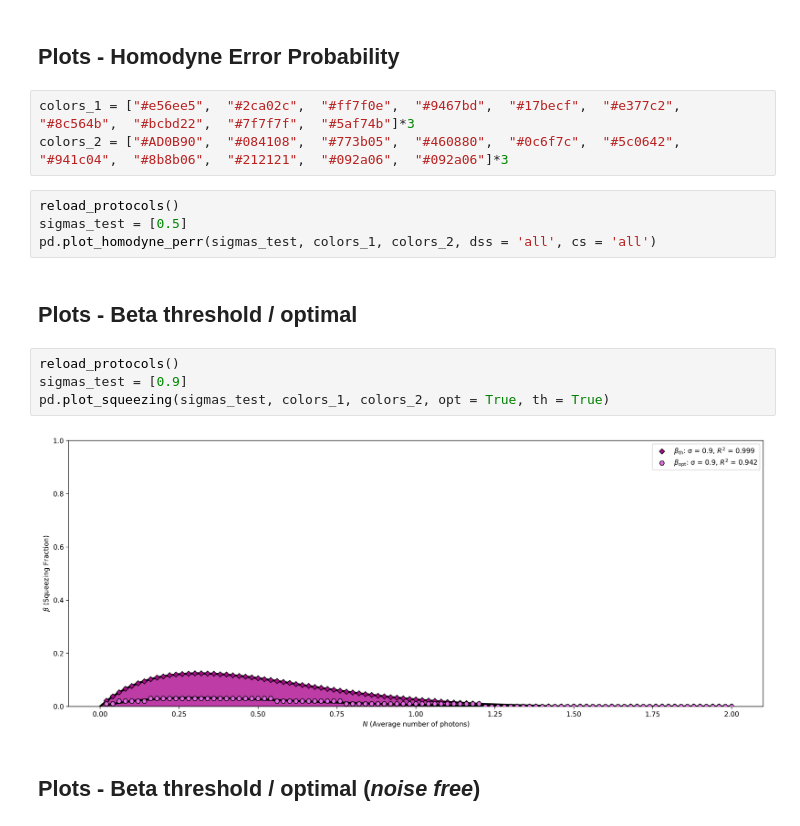
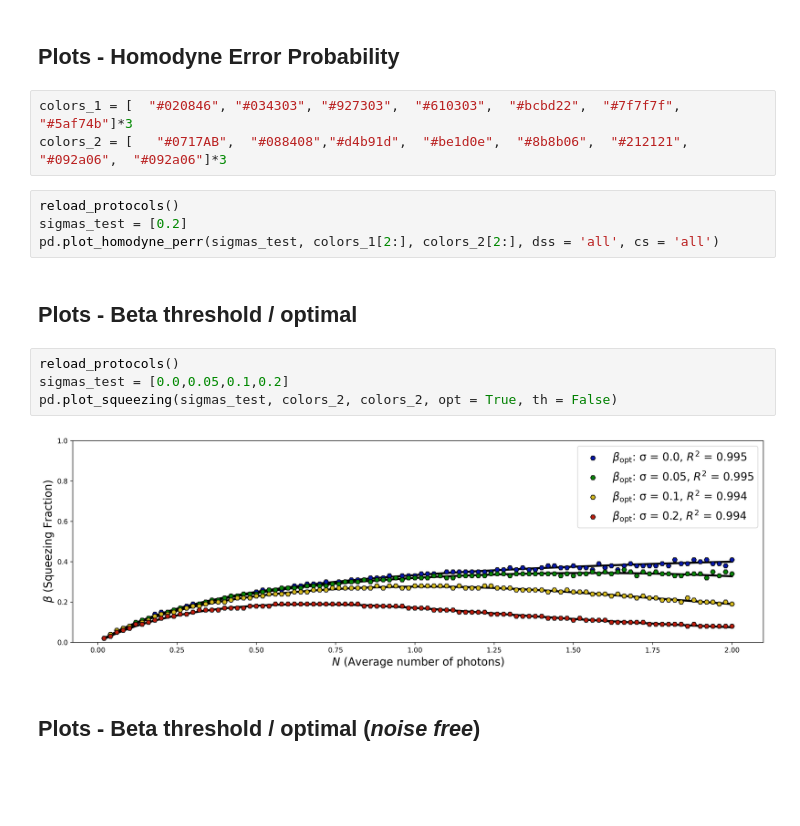
Before and after one commit to KPourgourides/Quantum-Communications-Internship-IRIDA-, a Jupyter notebook: testing_phase_diff.ipynb, the cells around one changed output. Cells and saved outputs as stored; diff of their text form; blank space fills up the shorter version.

Commit message:
modified graphs

```diff
--- a/testing_phase_diff.ipynb
+++ b/testing_phase_diff.ipynb
@@ -49,20 +49,20 @@ Progress: 101/101
 # %% [markdown]
 ## **Plots** - Homodyne Error Probability
 # %%
-colors_1 = ["#e56ee5",  "#2ca02c",  "#ff7f0e",  "#9467bd",  "#17becf",  "#e377c2",  "#8c564b",  "#bcbd22",  "#7f7f7f",  "#5af74b"]*3
-colors_2 = ["#AD0B90",  "#084108",  "#773b05",  "#460880",  "#0c6f7c",  "#5c0642",  "#941c04",  "#8b8b06",  "#212121",  "#092a06",  "#092a06"]*3
+colors_1 = [  "#020846", "#034303", "#927303",  "#610303",  "#bcbd22",  "#7f7f7f",  "#5af74b"]*3
+colors_2 = [   "#0717AB",  "#088408","#d4b91d",  "#be1d0e",  "#8b8b06",  "#212121",  "#092a06",  "#092a06"]*3
 # %%
 reload_protocols()
-sigmas_test = [0.5]
-pd.plot_homodyne_perr(sigmas_test, colors_1, colors_2, dss = 'all', cs = 'all')
+sigmas_test = [0.2]
+pd.plot_homodyne_perr(sigmas_test, colors_1[2:], colors_2[2:], dss = 'all', cs = 'all')
 # %% [markdown]
 ## **Plots** - Beta threshold / optimal
 # %%
 reload_protocols()
-sigmas_test = [0.9]
-pd.plot_squeezing(sigmas_test, colors_1, colors_2, opt = True, th = True)
+sigmas_test = [0.0,0.05,0.1,0.2]
+pd.plot_squeezing(sigmas_test, colors_2, colors_2, opt = True, th = False)
 # %% [output]
-[figure, old version]
+[figure, new version]
 # %% [markdown]
 ## **Plots** - Beta threshold / optimal (***noise free***)
 # %%
```
Also changed, not shown: parts of 5 cells of this notebook, 1 other file.
